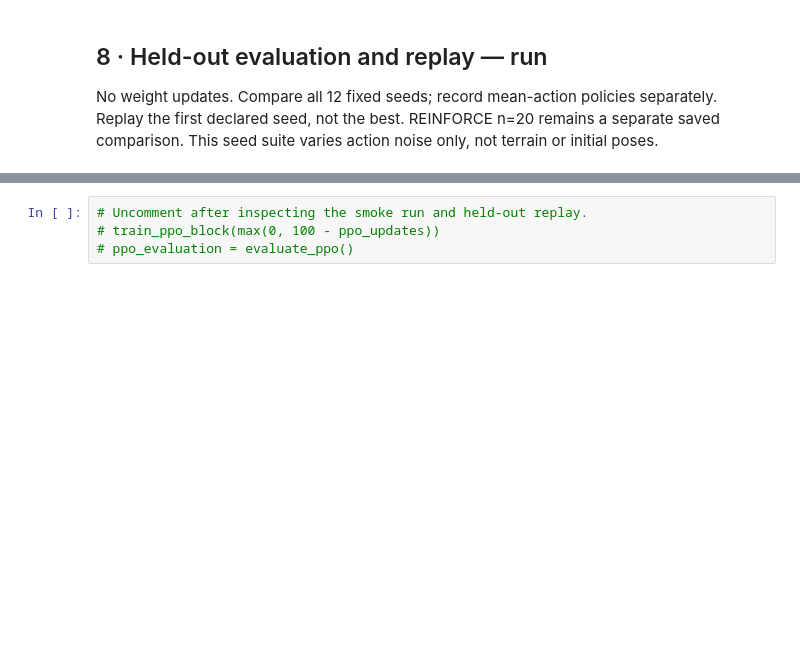
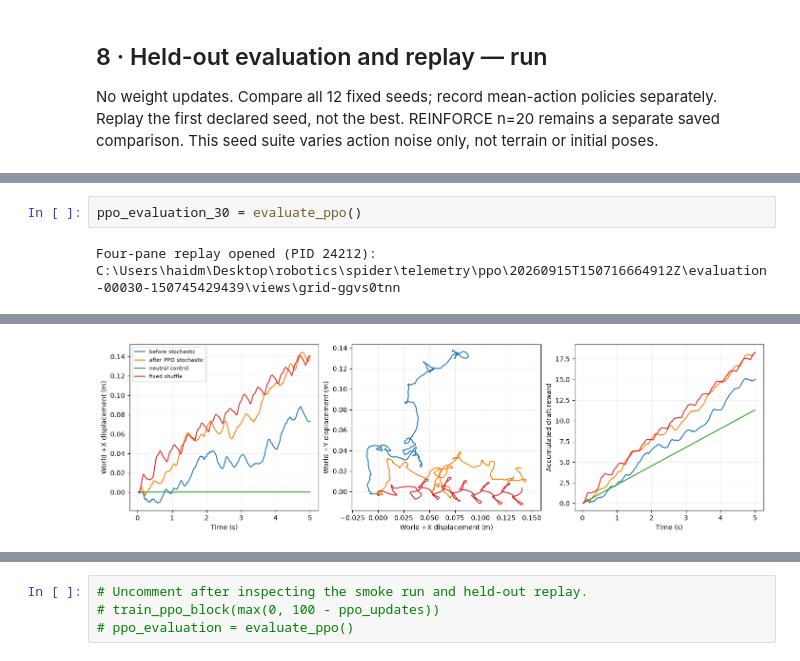
Before and after one commit to haidmoham/spider, a Jupyter notebook: lab/notebooks/04_mdp_contract.ipynb, the cells around one changed output, grey strips where cells are left out. Cells and saved outputs as stored; diff of their text form; blank space fills up the shorter version.

```diff
--- a/lab/notebooks/04_mdp_contract.ipynb
+++ b/lab/notebooks/04_mdp_contract.ipynb
@@ -802,0 +868,4 @@ ppo_evaluation = evaluate_ppo()
+# %%
+ppo_evaluation_30 = evaluate_ppo()
+# %% [output]
+Four-pane replay opened (PID 24212): C:\Users\haidm\Desktop\robotics\spider\telemetry\ppo\20260915T150716664912Z\evaluation-00030-150745429439\views\grid-ggvs0tnn
@@ -802,0 +889 @@ ppo_evaluation = evaluate_ppo()
+[figure, added]
```
Also changed, not shown: parts of 14 cells of this notebook, 2 other files.
